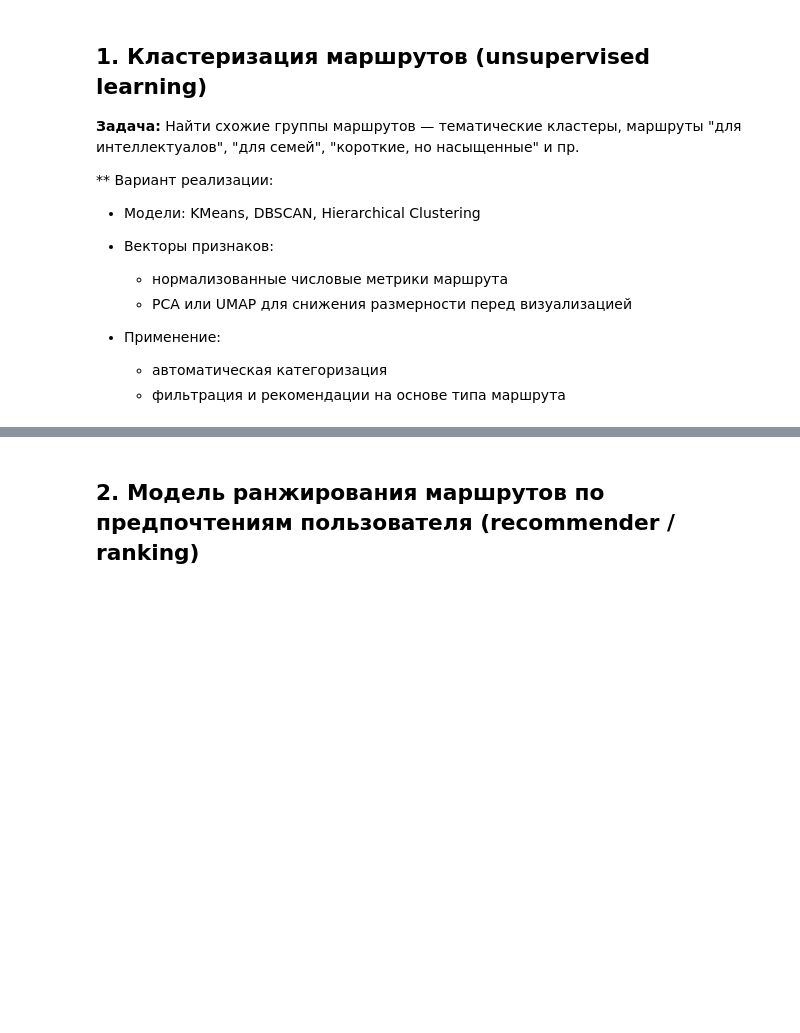
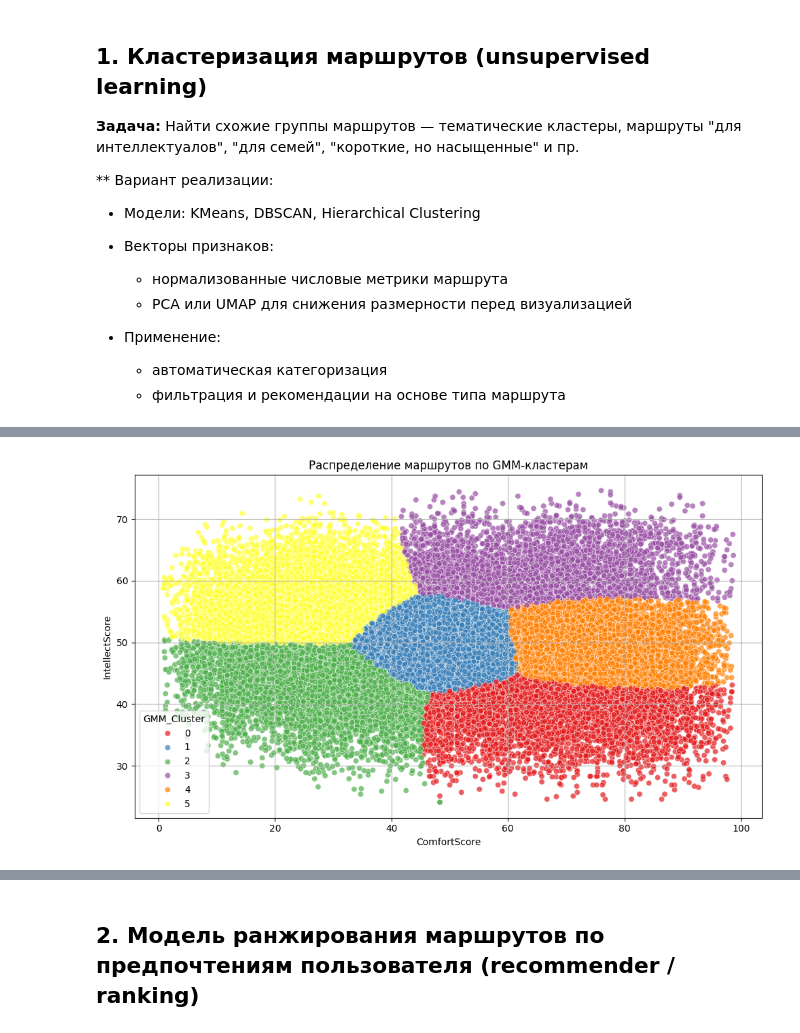
Before and after one commit to dmagog/Figaro, a Jupyter notebook: dz/04_extract_and_model/02 - GenerateRoute.ipynb, the cells around one changed output, grey strips where cells are left out. Drawn from its saved outputs; the diff is of its cells as text; code cells hidden in the pictures; blank space fills up the shorter version.

```diff
--- a/dz/04_extract_and_model/02 - GenerateRoute.ipynb
+++ b/dz/04_extract_and_model/02 - GenerateRoute.ipynb
@@ -1239,0 +1387,45 @@ Name: count, Length: 76, dtype: int64
+# %%
+import pandas as pd
+import matplotlib.pyplot as plt
+from sklearn.mixture import GaussianMixture
+from sklearn.preprocessing import StandardScaler
+import seaborn as sns
+
+# Загрузи данные, если еще не загружены
+df = pd.read_csv('RouteRange.csv')
+
+# Отбираем только нужные колонки
+features = ['ComfortScore', 'IntellectScore']
+X = df[features].dropna()
+
+# Стандартизация данных
+scaler = StandardScaler()
+X_scaled = scaler.fit_transform(X)
+
+# Обучение GMM
+n_components = 6  # Можно варьировать
+gmm = GaussianMixture(n_components=n_components, random_state=42)
+clusters = gmm.fit_predict(X_scaled)
+df['GMM_Cluster'] = gmm.fit_predict(X)
+
+
+# Добавим к результатам
+df.loc[X.index, 'GMM_Cluster'] = clusters
+
+# Визуализация
+plt.figure(figsize=(10, 6))
+sns.scatterplot(
+    data=df.loc[X.index],
+    x='ComfortScore',
+    y='IntellectScore',
+    hue='GMM_Cluster',
+    palette='Set1',
+    alpha=0.7,
+    edgecolor='white'
+)
+plt.title('Распределение маршрутов по GMM-кластерам')
+plt.grid(True)
+plt.tight_layout()
+plt.show()
+# %% [output]
+[figure, added]
```
Also changed, not shown: parts of 15 cells of this notebook, 3 other files.
